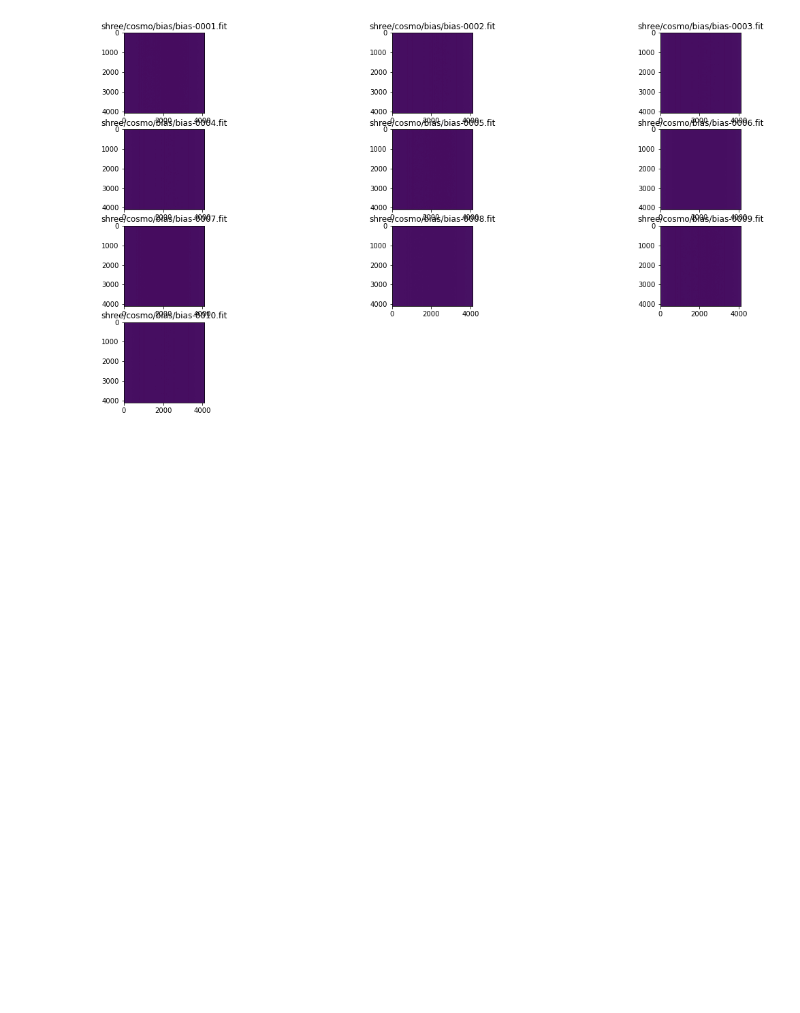
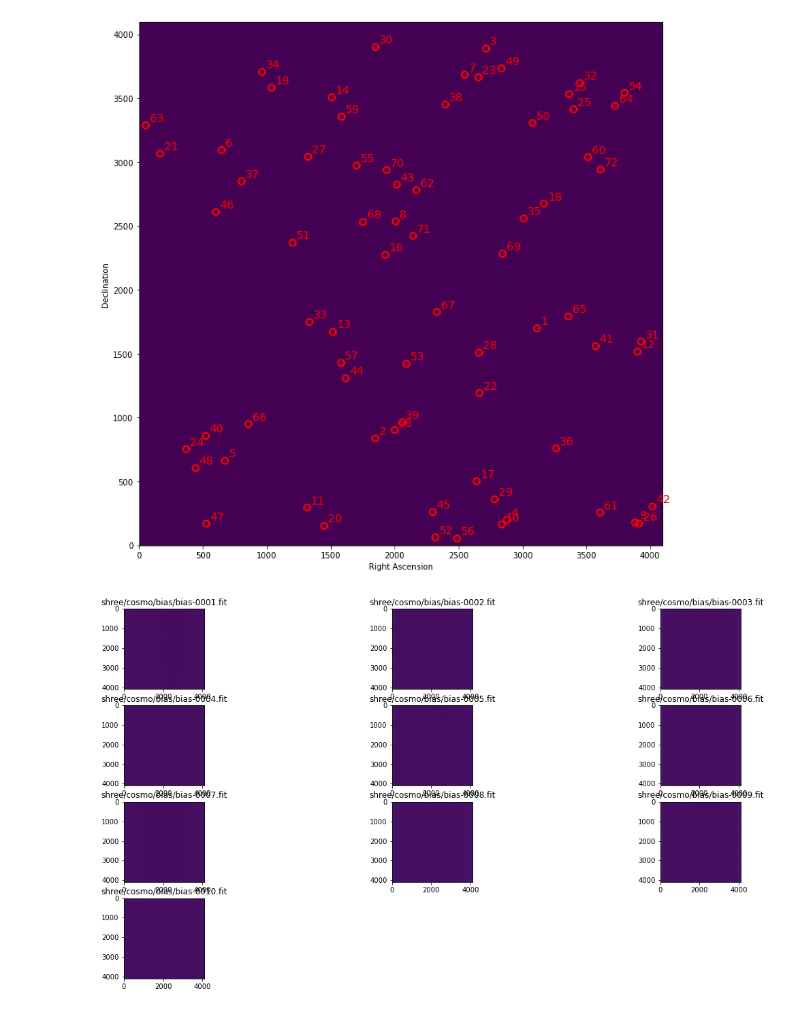
Before and after one commit to vanshreee/VYSOS, a Jupyter notebook: VYSOS_photometry.ipynb, the cells around one changed output. Saved outputs shown, nothing was run; the diff lists cells and outputs as text; code cells hidden in the pictures; blank space fills up the shorter version.

```diff
--- a/VYSOS_photometry.ipynb
+++ b/VYSOS_photometry.ipynb
@@ -37,0 +41,39 @@ import matplotlib.pyplot as plt
+# %%
+# loading outputs from astrometry.net..
+
+## WCS header
+path = '/usr/local/Cellar/astrometry-net/0.82/data/'
+wcs = WCS(header = path+'aug08-0003V.wcs')
+# print('wcs header',wcs)
+
+## source positions, RA, Dec
+hdulradec = fits.open(path+'aug08-0003V.rdls')
+radeccoords = hdulradec[1].data
+racoord = [x for x,y in radeccoords]
+deccoord = [y for x,y in radeccoords]
+
+## source positions, pixels
+hdulxy = fits.open(path+'aug08-0003V-indx.xyls')
+xycoords = hdulxy[1].data
+xcoord = [x for x,y in xycoords]
+ycoord = [y for x,y in xycoords]
+
+
+########## plottnig
+theta = np.arange(21)/10*np.pi
+ct = np.cos(theta)
+st = np.sin(theta)
+r = 25
+
+fig = plt.figure(figsize=(12,12))
+image_data = fits.getdata(path+'aug08-0003V.fit')
+
+ax = plt.subplot()
+ax.imshow(image_data, cmap='viridis', origin='lower')
+ax.set_xlabel('Right Ascension')
+ax.set_ylabel('Declination')
+
+for i in range(len(xcoord)):
+    ax.plot(xcoord[i]+r*ct, ycoord[i]+r*st, color='red', lw=2)
+    ax.text(xcoord[i]+30, ycoord[i]+30, str(i+1), color='red', fontsize=14)
+# %% [output]
@@ -38 +81,2 @@ import matplotlib.pyplot as plt
+[figure, added]
 # %%
```
Also changed, not shown: parts of 9 cells of this notebook.
